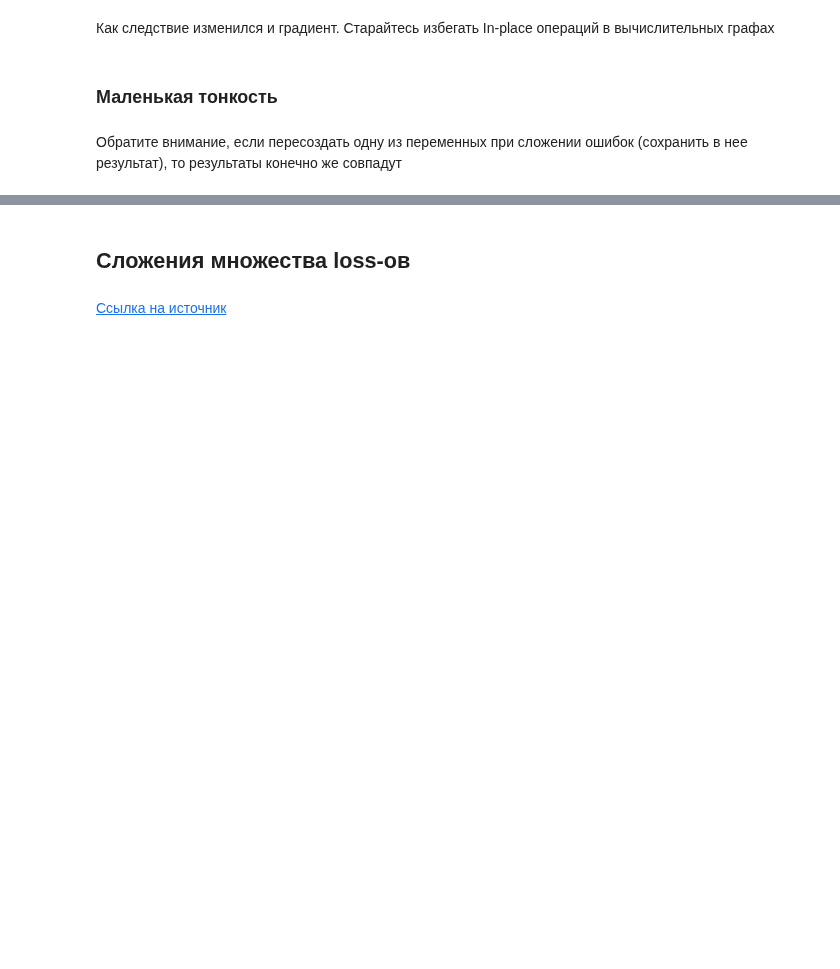
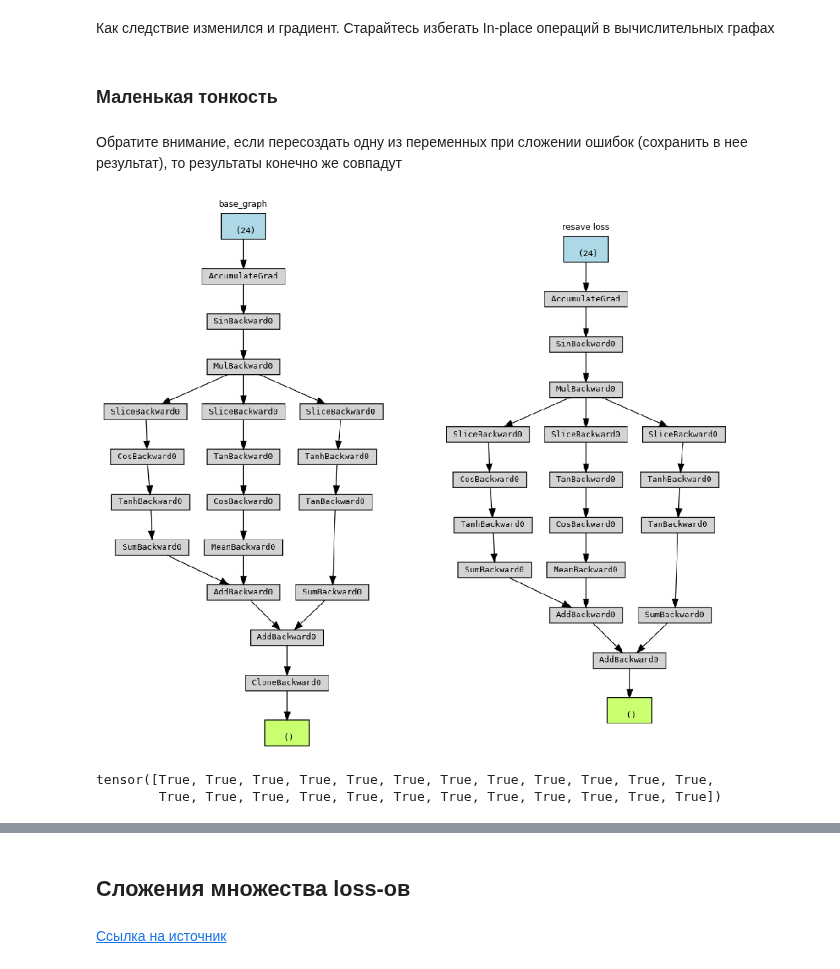
Before and after one commit to Chularev/articles, a Jupyter notebook: torch_losses_sum.ipynb, the cells around one changed output, grey strips where cells are left out. Drawn from its saved outputs; the diff is of its cells as text; code cells hidden in the pictures; blank space fills up the shorter version.

```diff
--- a/torch_losses_sum.ipynb
+++ b/torch_losses_sum.ipynb
@@ -215 +207,5 @@ print_graph(loss1_2)
+# %%
+compare_with_base_graph('resave loss')
+# %% [output]
+[figure, added]
 # %%
@@ -219,2 +213,5 @@ loss1_2.backward()
 # %%
-input.grad == input_2.grad
+input.grad == base_grad
+# %% [output]
+tensor([True, True, True, True, True, True, True, True, True, True, True, True,
+        True, True, True, True, True, True, True, True, True, True, True, True])
```
Also changed, not shown: parts of 10 cells of this notebook.
